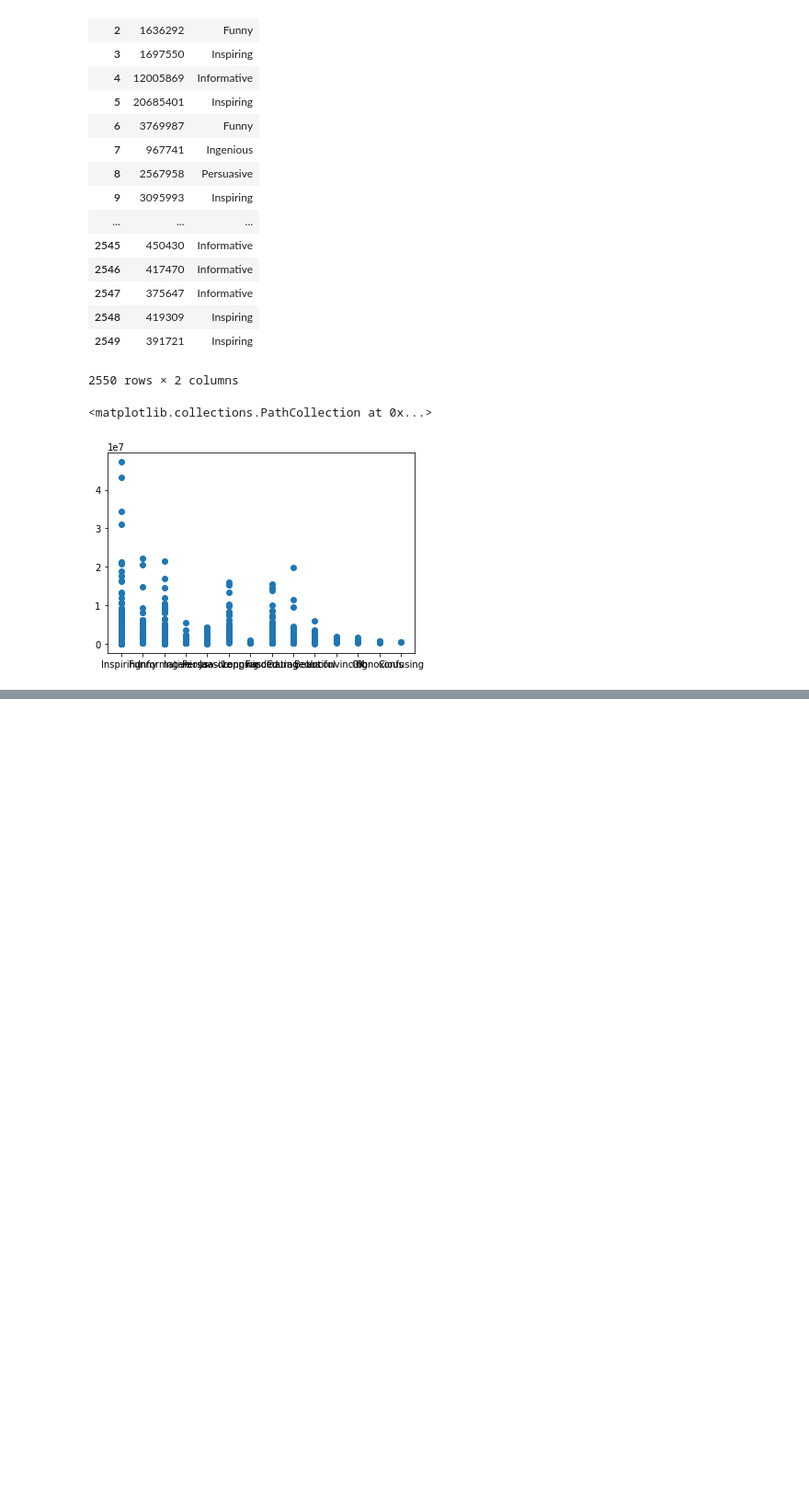
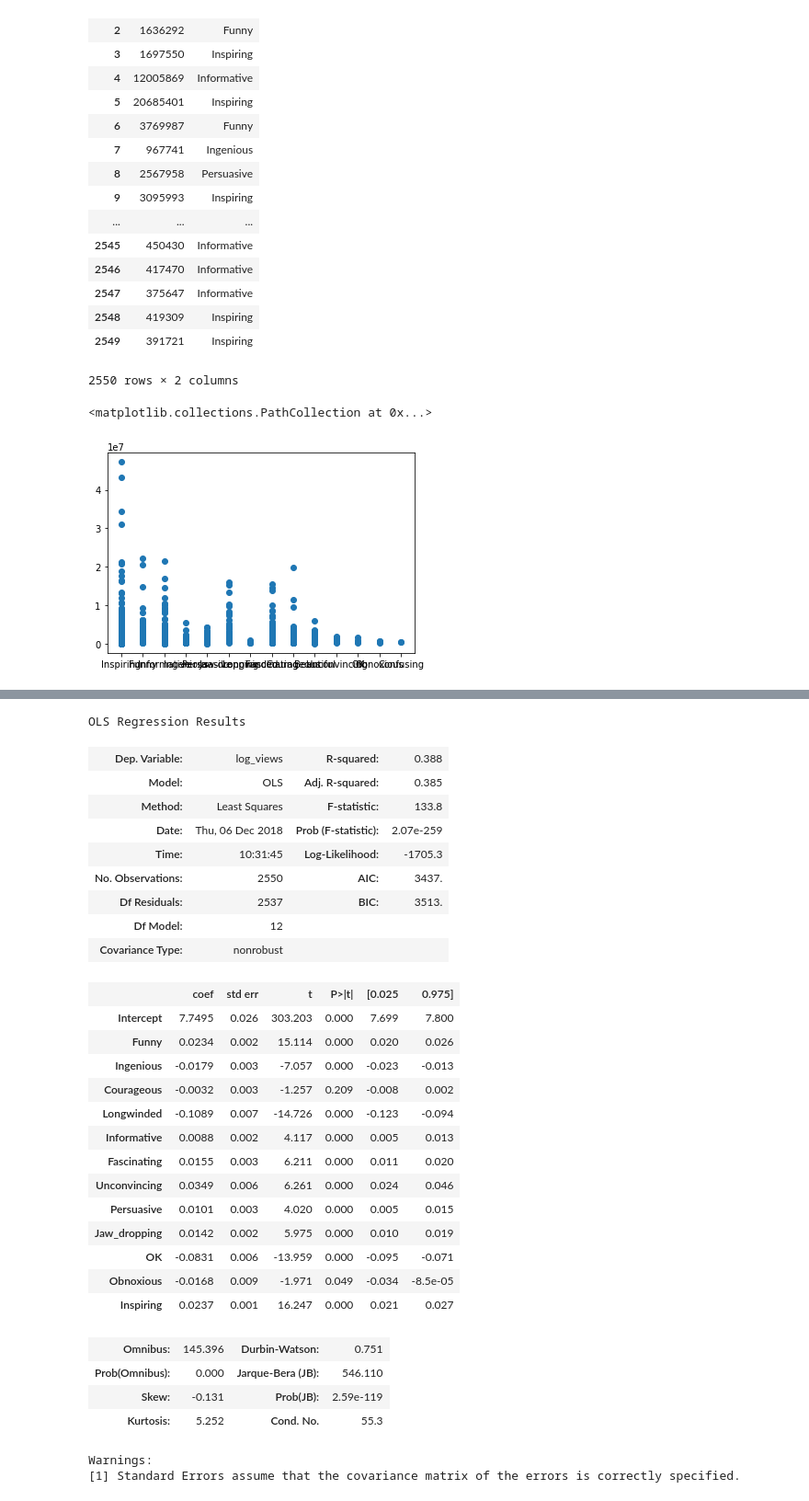
Before and after one commit to augustinechang1/TED-Talk-Prediction, a Jupyter notebook: RatingData.ipynb, the cells around one changed output, grey strips where cells are left out. Shown at 92% size. Drawn from its saved outputs; the diff is of its cells as text; code cells hidden in the pictures; blank space fills up the shorter version.

```diff
--- a/RatingData.ipynb
+++ b/RatingData.ipynb
@@ -150,0 +240,4 @@ plt.ylim((0,20000000))
+# %%
+rdata = rating_data.rename(columns={'Jaw-dropping': 'Jaw_dropping'})
+rdata['log_views'] = np.log(rdata['total'])
+rdata.head()
@@ -150,0 +254,39 @@ plt.ylim((0,20000000))
+# %%
+outcome = 'log_views'
+predictors = rdata.drop(['Talk_ID', 'total', 'Confusing', 'Beautiful', 'log_views'], axis=1)
+pred_sum = "+".join(predictors.columns)
+formula = outcome + "~" + pred_sum
+# %%
+model = ols(formula= formula, data= rdata).fit()
+model.summary()
+# %% [output]
+OLS Regression Results
+| Dep. Variable: | log_views | R-squared: | 0.388 |
+| Model: | OLS | Adj. R-squared: | 0.385 |
+| Method: | Least Squares | F-statistic: | 133.8 |
+| Date: | Thu, 06 Dec 2018 | Prob (F-statistic): | 2.07e-259 |
+| Time: | 10:31:45 | Log-Likelihood: | -1705.3 |
+| No. Observations: | 2550 | AIC: | 3437. |
+| Df Residuals: | 2537 | BIC: | 3513. |
+| Df Model: | 12 |  |  |
+| Covariance Type: | nonrobust |  |  |
+|  | coef | std err | t | P>|t| | [0.025 | 0.975] |
+| Intercept | 7.7495 | 0.026 | 303.203 | 0.000 | 7.699 | 7.800 |
+| Funny | 0.0234 | 0.002 | 15.114 | 0.000 | 0.020 | 0.026 |
+| Ingenious | -0.0179 | 0.003 | -7.057 | 0.000 | -0.023 | -0.013 |
+| Courageous | -0.0032 | 0.003 | -1.257 | 0.209 | -0.008 | 0.002 |
+| Longwinded | -0.1089 | 0.007 | -14.726 | 0.000 | -0.123 | -0.094 |
+| Informative | 0.0088 | 0.002 | 4.117 | 0.000 | 0.005 | 0.013 |
+| Fascinating | 0.0155 | 0.003 | 6.211 | 0.000 | 0.011 | 0.020 |
+| Unconvincing | 0.0349 | 0.006 | 6.261 | 0.000 | 0.024 | 0.046 |
+| Persuasive | 0.0101 | 0.003 | 4.020 | 0.000 | 0.005 | 0.015 |
+| Jaw_dropping | 0.0142 | 0.002 | 5.975 | 0.000 | 0.010 | 0.019 |
+| OK | -0.0831 | 0.006 | -13.959 | 0.000 | -0.095 | -0.071 |
+| Obnoxious | -0.0168 | 0.009 | -1.971 | 0.049 | -0.034 | -8.5e-05 |
+| Inspiring | 0.0237 | 0.001 | 16.247 | 0.000 | 0.021 | 0.027 |
+| Omnibus: | 145.396 | Durbin-Watson: | 0.751 |
+| Prob(Omnibus): | 0.000 | Jarque-Bera (JB): | 546.110 |
+| Skew: | -0.131 | Prob(JB): | 2.59e-119 |
+| Kurtosis: | 5.252 | Cond. No. | 55.3 |
+Warnings:
+[1] Standard Errors assume that the covariance matrix of the errors is correctly specified.
```
Also changed, not shown: parts of 15 cells of this notebook.
